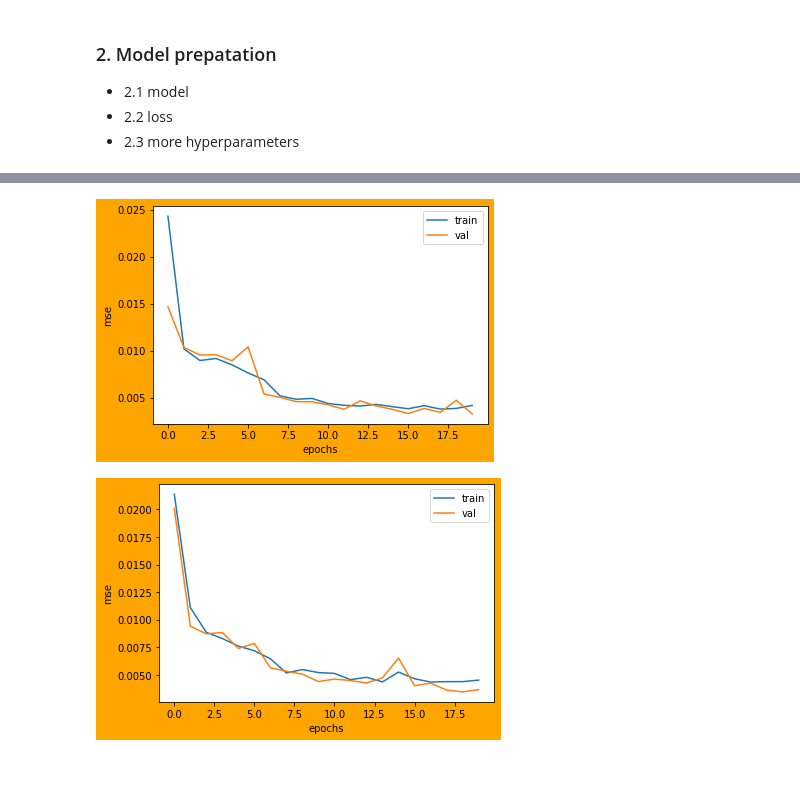
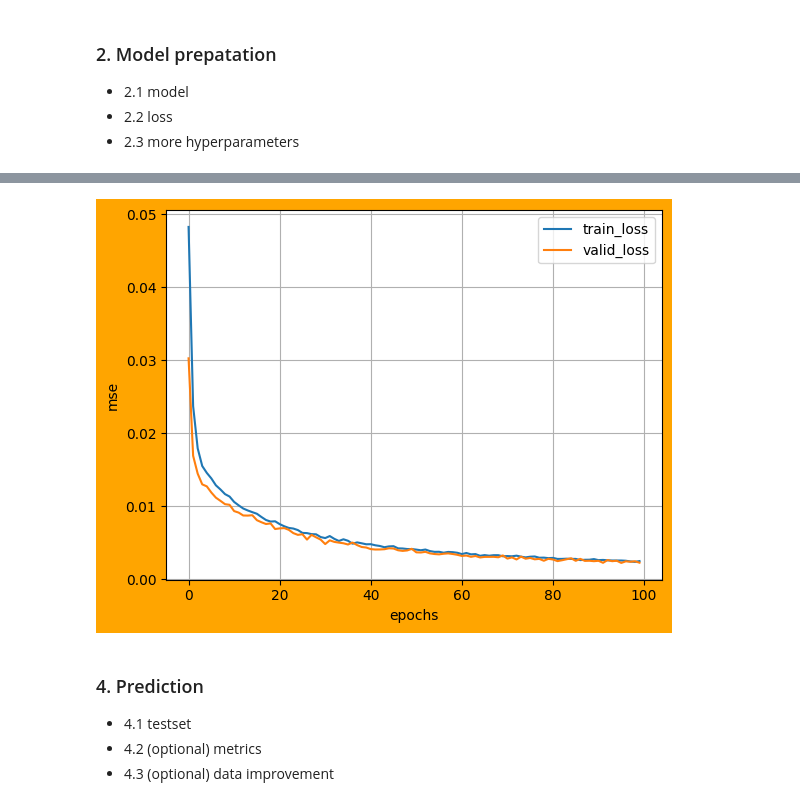
Before and after one commit to bnbsking/Learning-Notes--Tech, a Jupyter notebook: AI/deep_learning/pytorch/toy_models/regression_rnn_stock_price/main.ipynb, the cells around one changed output, grey strips where cells are left out. Drawn from its saved outputs; the diff is of its cells as text; code cells hidden in the pictures; blank space fills up the shorter version.

```diff
--- a/AI/deep_learning/pytorch/toy_models/regression_rnn_stock_price/main.ipynb
+++ b/AI/deep_learning/pytorch/toy_models/regression_rnn_stock_price/main.ipynb
@@ -485,23 +488,20 @@ batch=18/18, valLoss=0.0033021
 # %%
+# check convergence
+history = json.load(open(os.path.join(output_dir, "history.json")))
 f = plt.figure()
 f.set_facecolor("orange")
-plt.plot(history['trainLossL'])
-plt.plot(history['valLossL'])
+plt.plot(history['train_loss_list'], label='train_loss')
+plt.plot(history['valid_loss_list'], label='valid_loss')
 plt.xlabel("epochs")
 plt.ylabel("mse")
-plt.legend(labels=['train','val'])
+plt.legend()
+plt.grid()
 plt.show()
 # %% [output]
-[figure, old version]
+[figure, new version]
-# %%
-f = plt.figure()
-f.set_facecolor("orange")
-plt.plot(history['trainLossL'])
-plt.plot(history['valLossL'])
-plt.xlabel("epochs")
-plt.ylabel("mse")
-plt.legend(labels=['train','val'])
-plt.show()
-# %% [output]
-[figure, removed]
+# %% [markdown]
+### 4. Prediction
++ 4.1 testset
++ 4.2 (optional) metrics
++ 4.3 (optional) data improvement
 # %%
```
Also changed, not shown: parts of 28 cells of this notebook, 7 other files.
